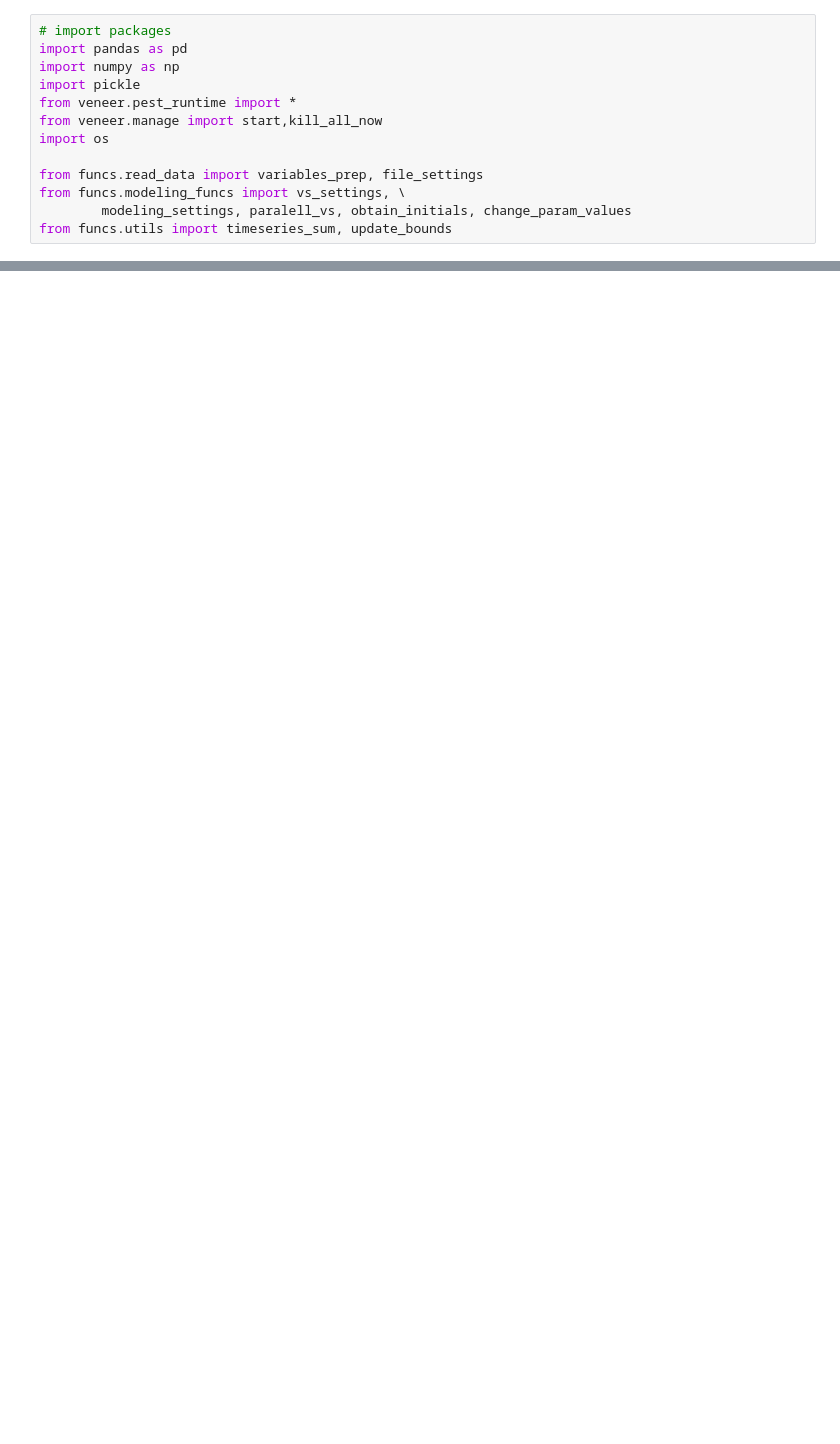
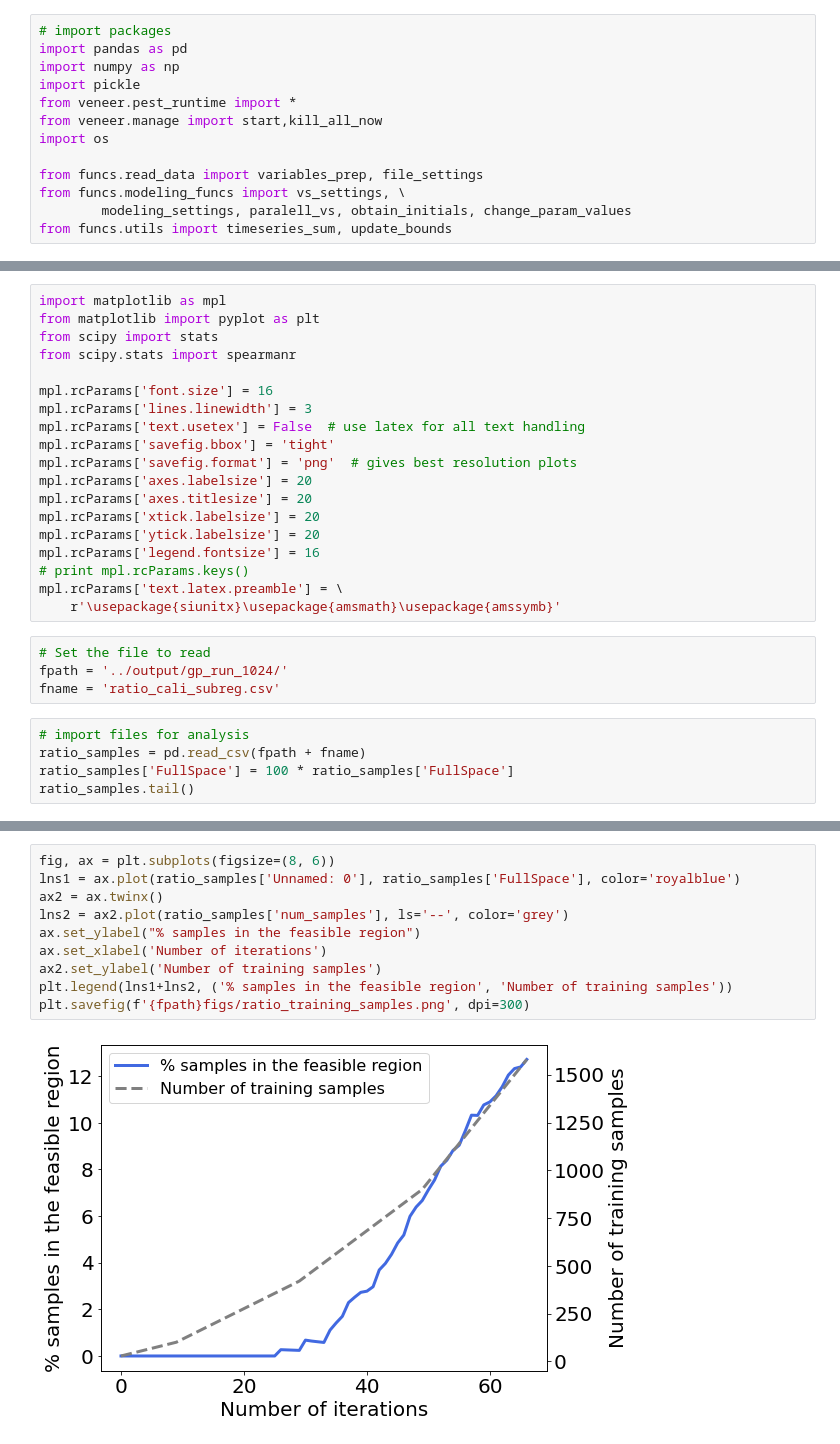
Before and after one commit to QianWanghhu/IES-FF, a Jupyter notebook: src/visualization.ipynb, the cells around one changed output, grey strips where cells are left out. Drawn from its saved outputs; the diff is of its cells as text; blank space fills up the shorter version.

```diff
--- a/src/visualization.ipynb
+++ b/src/visualization.ipynb
@@ -107,0 +16,28 @@ plt.savefig(f'{file_settings()[0]}figs/residual_rmse_iter{num_iter}.png', format
+# %%
+import matplotlib as mpl
+from matplotlib import pyplot as plt
+from scipy import stats
+from scipy.stats import spearmanr
+
+mpl.rcParams['font.size'] = 16
+mpl.rcParams['lines.linewidth'] = 3
+mpl.rcParams['text.usetex'] = False  # use latex for all text handling
+mpl.rcParams['savefig.bbox'] = 'tight'
+mpl.rcParams['savefig.format'] = 'png'  # gives best resolution plots
+mpl.rcParams['axes.labelsize'] = 20
+mpl.rcParams['axes.titlesize'] = 20
+mpl.rcParams['xtick.labelsize'] = 20
+mpl.rcParams['ytick.labelsize'] = 20
+mpl.rcParams['legend.fontsize'] = 16
+# print mpl.rcParams.keys()
+mpl.rcParams['text.latex.preamble'] = \
+    r'\usepackage{siunitx}\usepackage{amsmath}\usepackage{amssymb}'
+# %%
+# Set the file to read
+fpath = '../output/gp_run_1024/'
+fname = 'ratio_cali_subreg.csv'
+# %%
+# import files for analysis
+ratio_samples = pd.read_csv(fpath + fname)
+ratio_samples['FullSpace'] = 100 * ratio_samples['FullSpace']
+ratio_samples.tail()
@@ -107,0 +51,12 @@ plt.savefig(f'{file_settings()[0]}figs/residual_rmse_iter{num_iter}.png', format
+# %%
+fig, ax = plt.subplots(figsize=(8, 6))
+lns1 = ax.plot(ratio_samples['Unnamed: 0'], ratio_samples['FullSpace'], color='royalblue')
+ax2 = ax.twinx()
+lns2 = ax2.plot(ratio_samples['num_samples'], ls='--', color='grey')
+ax.set_ylabel("% samples in the feasible region")
+ax.set_xlabel('Number of iterations')
+ax2.set_ylabel('Number of training samples')
+plt.legend(lns1+lns2, ('% samples in the feasible region', 'Number of training samples'))
+plt.savefig(f'{fpath}figs/ratio_training_samples.png', dpi=300)
+# %% [output]
+[figure, added]
```
Also changed, not shown: parts of 19 cells of this notebook.
